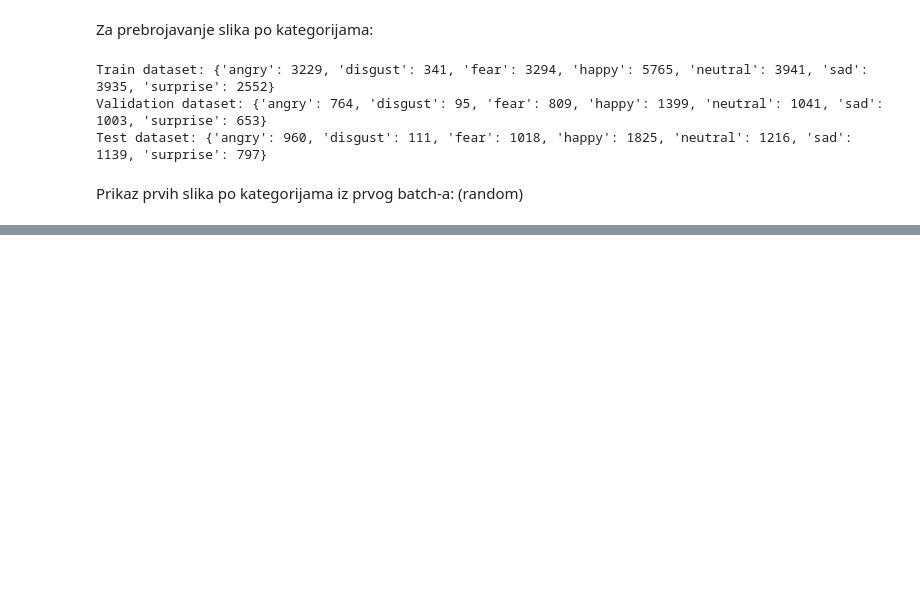
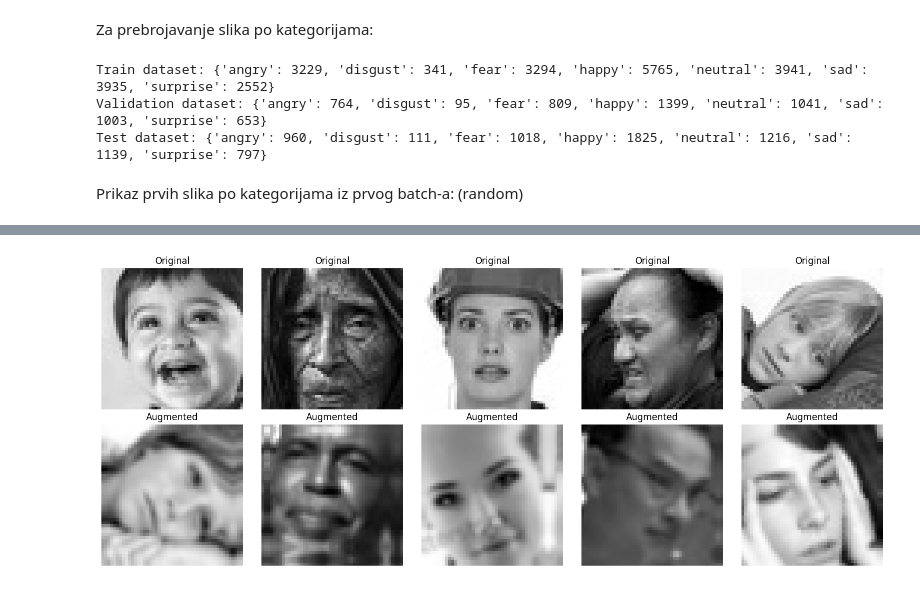
Before and after one commit to anjaducic/EMOTION-RECOGNITION, a Jupyter notebook: emotion_recognition.ipynb, the cells around one changed output, grey strips where cells are left out. Saved outputs shown, nothing was run; the diff lists cells and outputs as text; code cells hidden in the pictures; blank space fills up the shorter version.

```diff
--- a/emotion_recognition.ipynb
+++ b/emotion_recognition.ipynb
@@ -119,0 +167,45 @@ for images, labels in train_ds.take(1):
+# %%
+img_height = 48
+img_width = 48
+
+# augmentacione slojevi
+data_augmentation = tf.keras.Sequential([
+    tf.keras.layers.RandomFlip("horizontal"),
+    tf.keras.layers.RandomRotation(0.1),  # ±10%
+    tf.keras.layers.RandomContrast(0.1),  # ±10% kontrast
+    tf.keras.layers.RandomTranslation(0.1, 0.1),  # translacija do 10%
+    tf.keras.layers.RandomZoom(0.1)  # blagi zoom
+])
+
+def augment_dataset(dataset):
+    return dataset.map(lambda x, y: (data_augmentation(x, training=True), y))
+
+
+train_ds_aug = augment_dataset(train_ds)
+# %%
+# 1. batch iz augm DS-a
+for images_aug, labels_aug in train_ds_aug.take(1):
+    images_aug = images_aug.numpy()
+    break
+
+# 1. batch iz orig DS-a
+for images_orig, labels_orig in train_ds.take(1):
+    images_orig = images_orig.numpy()
+    break
+
+# Prikaz prvih 5 slika orig i augm
+fig, axes = plt.subplots(2, 5, figsize=(15, 6))
+
+for i in range(5):
+    axes[0, i].imshow(images_orig[i].squeeze(), cmap='gray')
+    axes[0, i].set_title("Original")
+    axes[0, i].axis('off')
+
+    axes[1, i].imshow(images_aug[i].squeeze(), cmap='gray')
+    axes[1, i].set_title("Augmented")
+    axes[1, i].axis('off')
+
+plt.tight_layout()
+plt.show()
+# %% [output]
+[figure, added]
```
Also changed, not shown: parts of 7 cells of this notebook.
